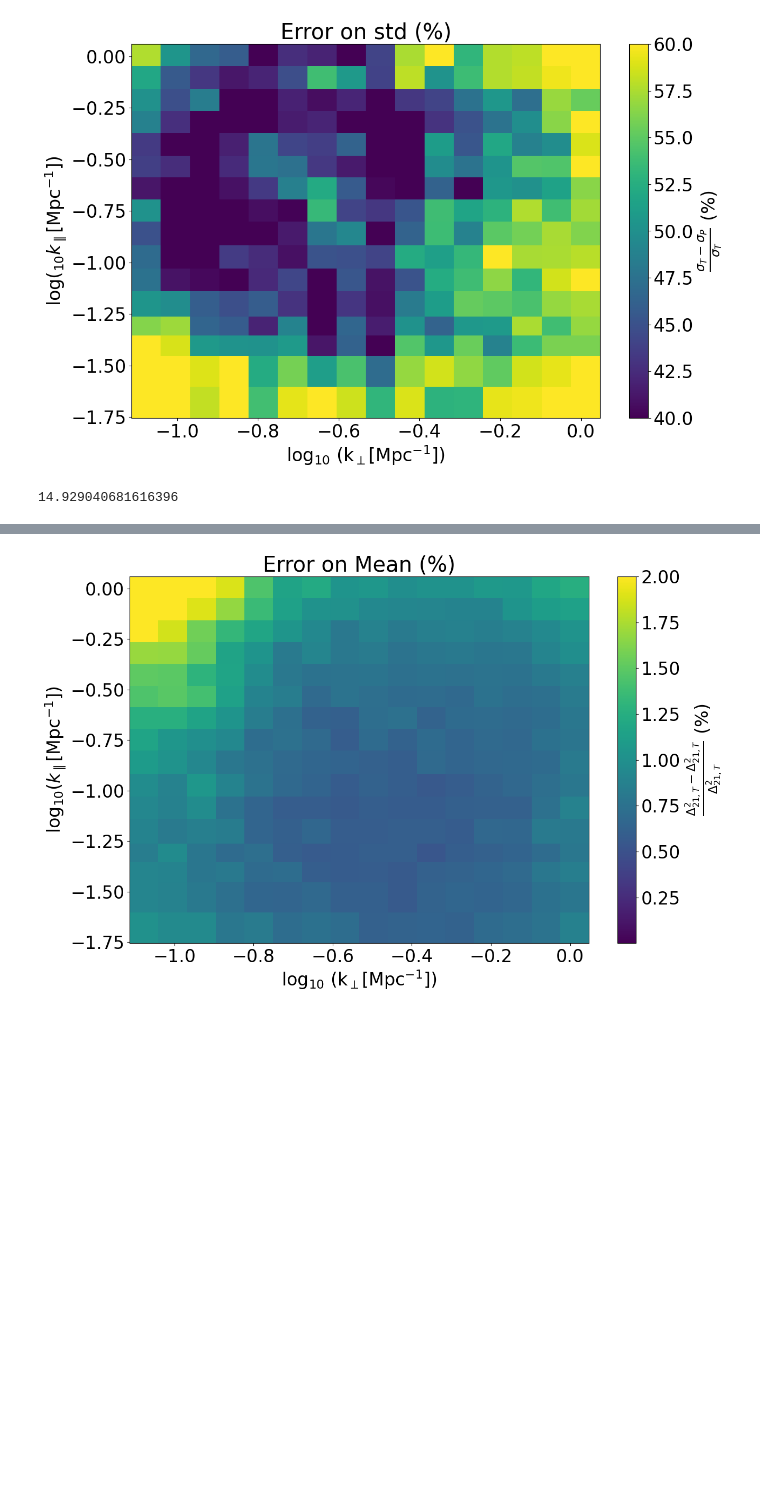
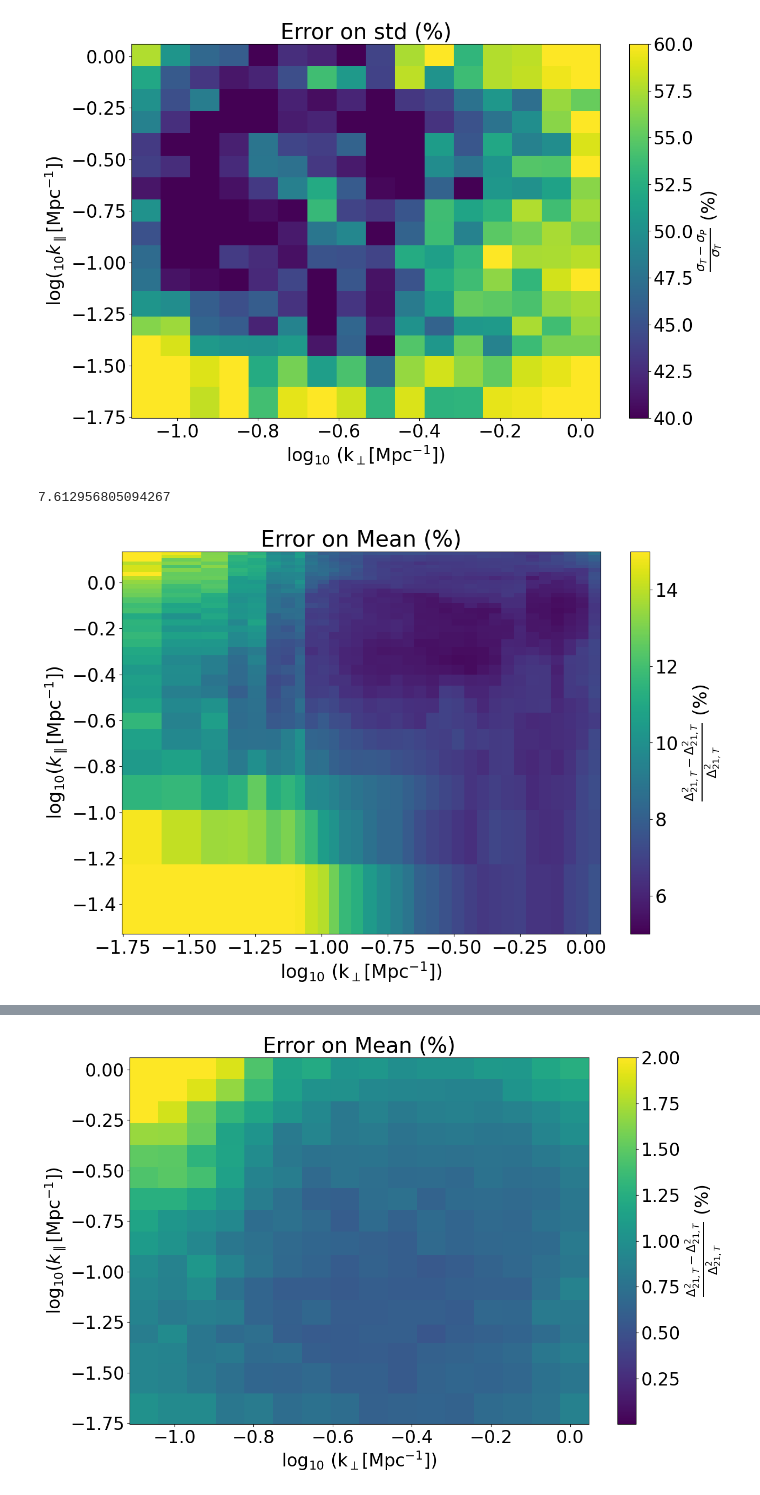
Before and after one commit to DanielaBreitman/21cmPSDenoiser, a Jupyter notebook: CV_PS_test_AE_new.ipynb, the cells around one changed output, grey strips where cells are left out. Saved outputs shown, nothing was run; the diff lists cells and outputs as text; code cells hidden in the pictures; blank space fills up the shorter version.

```diff
--- a/CV_PS_test_AE_new.ipynb
+++ b/CV_PS_test_AE_new.ipynb
@@ -604,6 +1438,11 @@ imshow_error_2D(med_fe*100., xs_plot = np.log10(kperp), ys_plot = np.log10(kpar)
 ffee = abs((mean_pred - ps_data[...,1]) / ps_data[...,1])
 med_fe = np.nanmedian(ffee, axis = 0)
 # %%
-med_fe.min()*100
+med_fe.mean()*100
 # %% [output]
-14.929040681616396
+7.612956805094267
+# %%
+imshow_error_2D(med_fe * 100., xs_plot = np.log10(kperp), ys_plot = np.log10(kpar), title1 = 'Error on Mean (%)',
+             vmin = 5, vmax = 15., label = r'$\frac{\Delta_{21,T}^2 - \Delta_{21,T}^2}{\Delta_{21,T}^2}$ (%)', log = False)#, save = 'PS_emu_vs_true', fmt = 'png')
+# %% [output]
+[figure, added]
```
Also changed, not shown: parts of 36 cells of this notebook, 1 other file.
